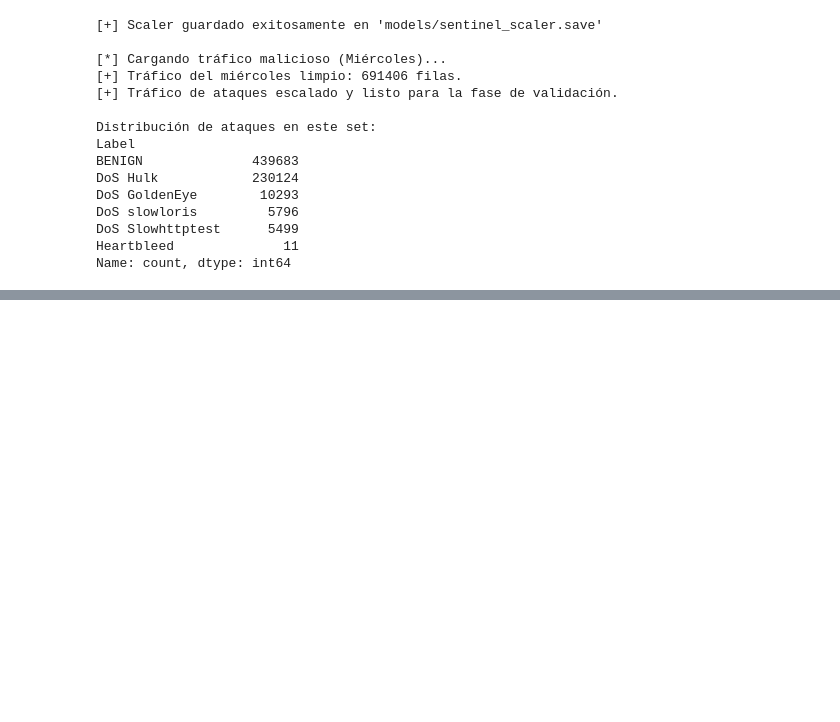
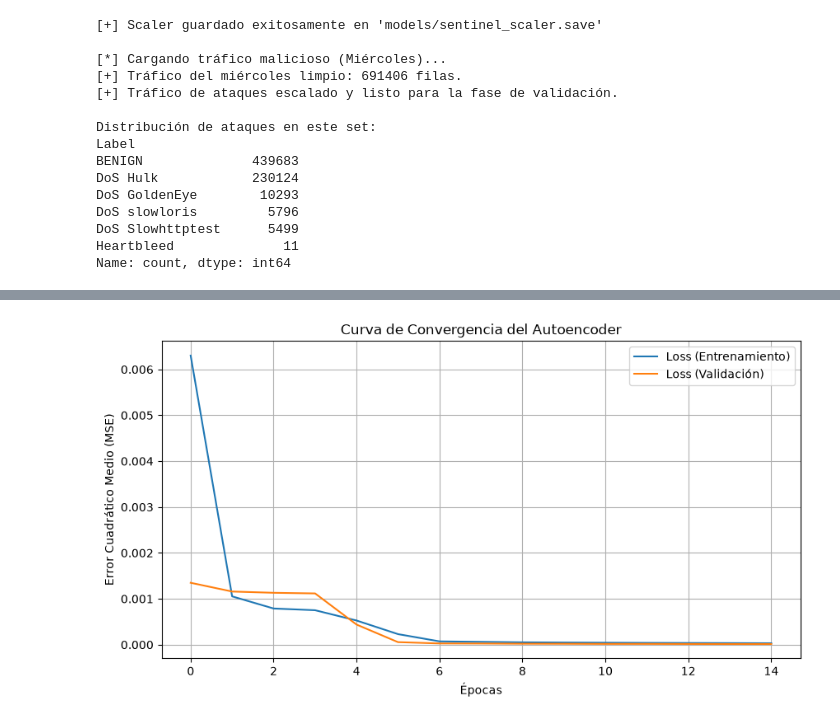
Before and after one commit to justicepaladin/SentinelAI, a Jupyter notebook: SentinelAI-Model/01_Exploracion_Dataset.ipynb, the cells around one changed output, grey strips where cells are left out. Drawn from its saved outputs; the diff is of its cells as text; code cells hidden in the pictures; blank space fills up the shorter version.

Commit message:
feat(model): entrenamiento del Autoencoder, cálculo de tau e histograma MSE corregido

```diff
--- a/SentinelAI-Model/01_Exploracion_Dataset.ipynb
+++ b/SentinelAI-Model/01_Exploracion_Dataset.ipynb
@@ -199,0 +202,81 @@ Name: count, dtype: int64
+# %%
+import tensorflow as tf
+from tensorflow.keras import layers, models
+import matplotlib.pyplot as plt
+import numpy as np
+
+# 1. DEFINICIÓN DE LA ARQUITECTURA DEL AUTOENCODER
+print("[*] Construyendo la arquitectura del Autoencoder...")
+input_dim = X_scaled.shape[1]
+
+autoencoder = models.Sequential([
+    # Encoder
+    layers.Dense(64, activation='relu', input_shape=(input_dim,)),
+    layers.Dense(32, activation='relu'),
+    layers.Dense(16, activation='relu'), # Espacio latente (cuello de botella)
+
+    # Decoder
+    layers.Dense(32, activation='relu'),
+    layers.Dense(64, activation='relu'),
+    layers.Dense(input_dim, activation='sigmoid') # Sigmoide porque escalamos entre 0 y 1
+])
+
+autoencoder.compile(optimizer='adam', loss='mse')
+
+# 2. ENTRENAMIENTO (Solo con tráfico benigno del Lunes)
+print("\n[*] Iniciando entrenamiento en la RTX A4000...")
+history = autoencoder.fit(
+    X_scaled, X_scaled,
+    epochs=15,
+    batch_size=256,
+    validation_split=0.1,
+    shuffle=True,
+    verbose=1
+)
+
+# 3. CURVA DE LOSS
+plt.figure(figsize=(10, 5))
+plt.plot(history.history['loss'], label='Loss (Entrenamiento)')
+plt.plot(history.history['val_loss'], label='Loss (Validación)')
+plt.title('Curva de Convergencia del Autoencoder')
+plt.xlabel('Épocas')
+plt.ylabel('Error Cuadrático Medio (MSE)')
+plt.legend()
+plt.grid(True)
+plt.show()
+
+# 4. CÁLCULO DEL ERROR DE RECONSTRUCCIÓN (MSE)
+print("\n[*] Calculando el error de reconstrucción (MSE) para benignos y ataques...")
+# Predicciones
+X_benign_pred = autoencoder.predict(X_scaled)
+X_ataques_pred = autoencoder.predict(X_ataques_scaled)
+
+# MSE por cada flujo (promedio del error cuadrático por fila)
+mse_benign = np.mean(np.power(X_scaled - X_benign_pred, 2), axis=1)
+mse_ataques = np.mean(np.power(X_ataques_scaled - X_ataques_pred, 2), axis=1)
+
+# 5. CÁLCULO DEL UMBRAL (TAU) POR PERCENTIL
+# Usamos el percentil 99 del tráfico benigno: el 99% del tráfico normal quedará por debajo del umbral
+tau = np.percentile(mse_benign, 99)
+print(f"\n[+] Umbral crítico (tau) calculado al percentil 99: {tau:.6f}")
+
+# 6. HISTOGRAMA DE MSE (Benigno vs Malicioso)
+plt.figure(figsize=(12, 6))
+# Histograma Benigno
+plt.hist(mse_benign, bins=50, alpha=0.6, color='blue', label='Benigno (Lunes)', density=True)
+# Histograma Ataques
+plt.hist(mse_ataques, bins=50, alpha=0.6, color='red', label='Ataques (Miércoles)', density=True)
+
+# Línea del umbral Tau
+plt.axvline(tau, color='black', linestyle='dashed', linewidth=2, label=f'Umbral $\\tau$ ({tau:.4f})')
+
+plt.title('Distribución del Error de Reconstrucción (MSE)')
+plt.xlabel('MSE')
+plt.ylabel('Densidad')
+
+# Limitamos el eje X para poder visualizar la campana principal y la separación de clases
+plt.xlim(0, np.percentile(mse_ataques, 95))
+plt.legend()
+plt.grid(True)
+plt.show()
+# %% [output]
@@ -199,0 +313 @@ Name: count, dtype: int64
+[figure, added]
```
Also changed, not shown: parts of 7 cells of this notebook.
